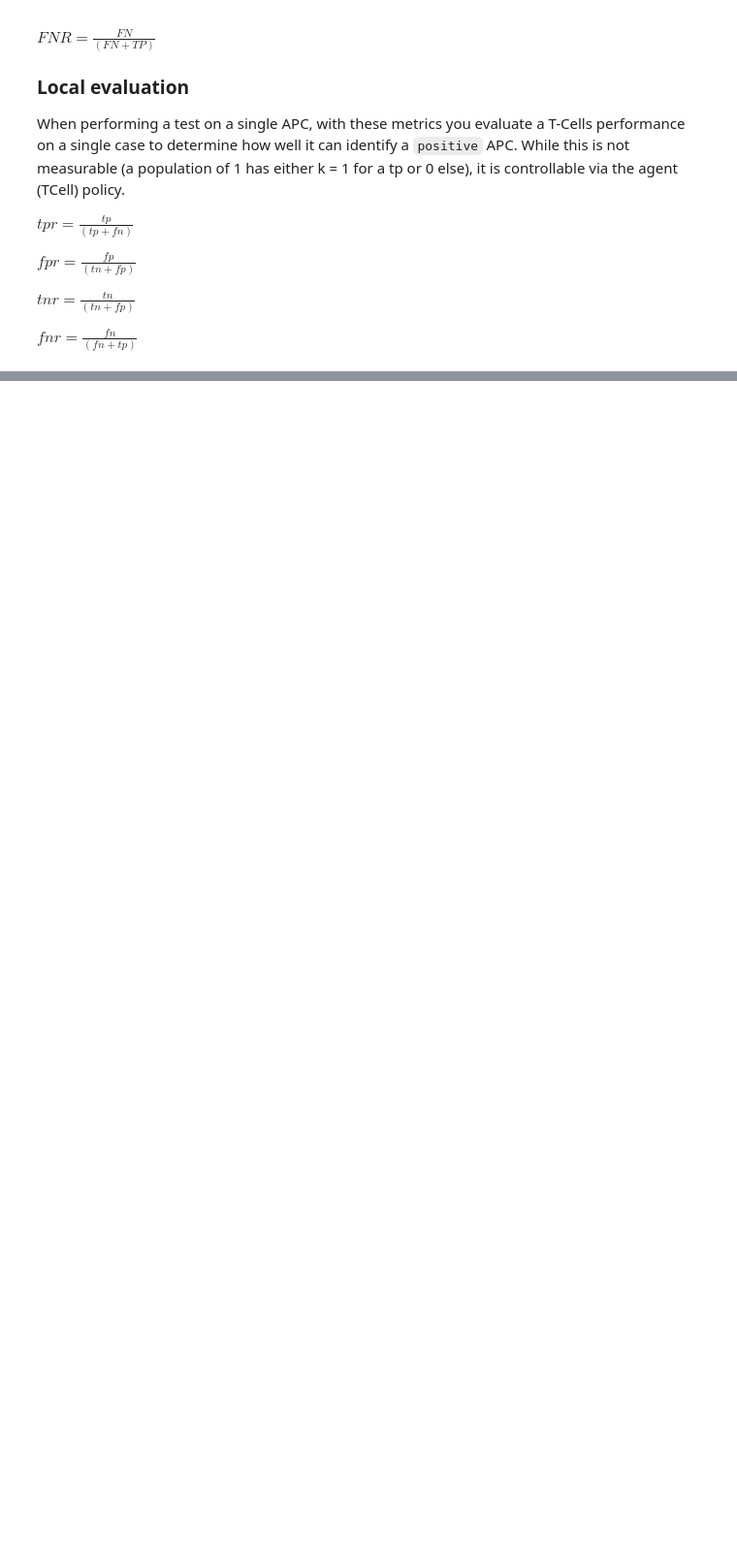
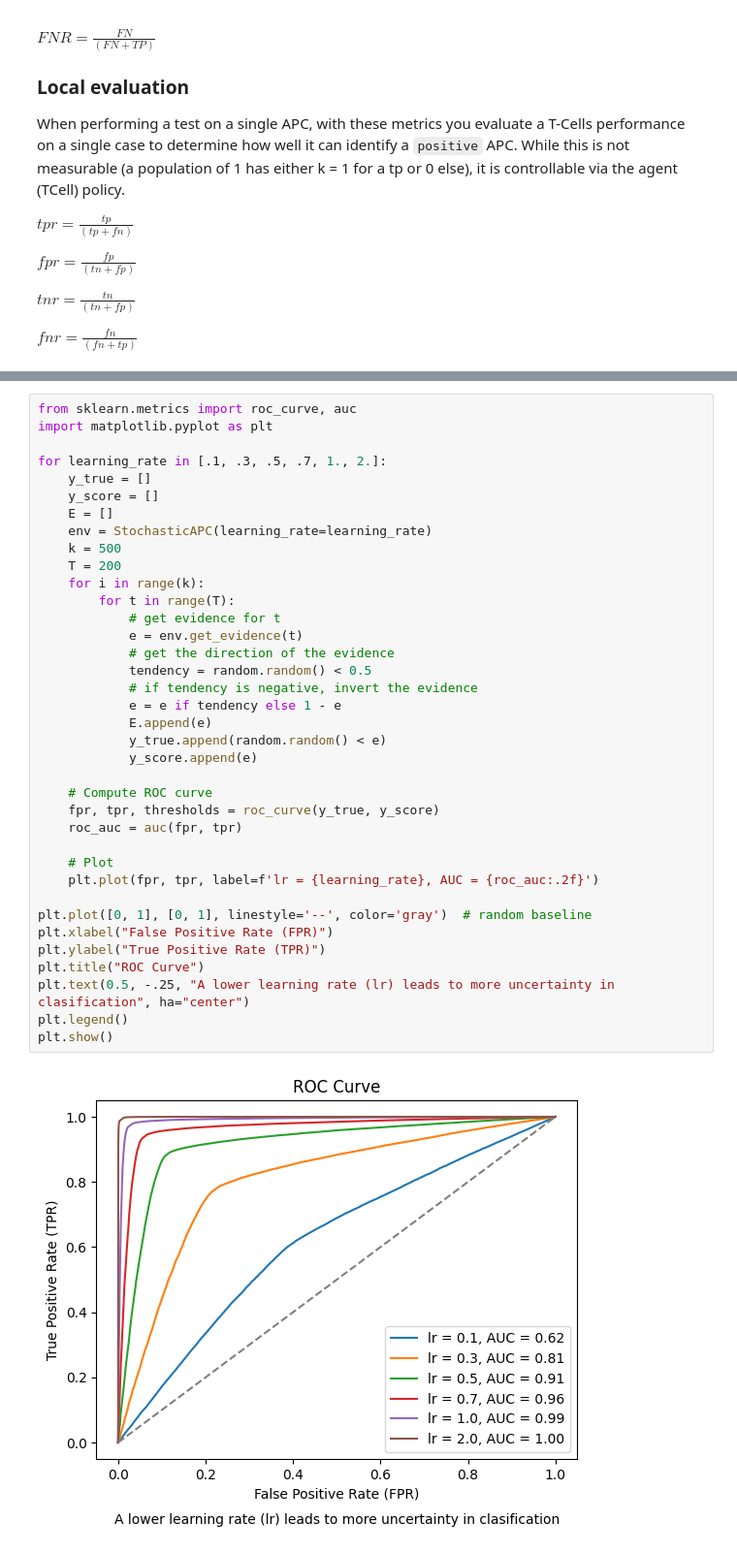
Before and after one commit to nikoczernin/tcells, a Jupyter notebook: baumgart_repro.ipynb, the cells around one changed output, grey strips where cells are left out. Shown at 97% size. Saved outputs shown, nothing was run; the diff lists cells and outputs as text; blank space fills up the shorter version.

```diff
--- a/baumgart_repro.ipynb
+++ b/baumgart_repro.ipynb
@@ -235 +324,40 @@ plt.show()
+# %%
+from sklearn.metrics import roc_curve, auc
+import matplotlib.pyplot as plt
+
+for learning_rate in [.1, .3, .5, .7, 1., 2.]:
+    y_true = []
+    y_score = []
+    E = []
+    env = StochasticAPC(learning_rate=learning_rate)
+    k = 500
+    T = 200
+    for i in range(k):
+        for t in range(T):
+            # get evidence for t
+            e = env.get_evidence(t)
+            # get the direction of the evidence
+            tendency = random.random() < 0.5
+            # if tendency is negative, invert the evidence
+            e = e if tendency else 1 - e
+            E.append(e)
+            y_true.append(random.random() < e)
+            y_score.append(e)
+
+    # Compute ROC curve
+    fpr, tpr, thresholds = roc_curve(y_true, y_score)
+    roc_auc = auc(fpr, tpr)
+
+    # Plot
+    plt.plot(fpr, tpr, label=f'lr = {learning_rate}, AUC = {roc_auc:.2f}')
+
+plt.plot([0, 1], [0, 1], linestyle='--', color='gray')  # random baseline
+plt.xlabel("False Positive Rate (FPR)")
+plt.ylabel("True Positive Rate (TPR)")
+plt.title("ROC Curve")
+plt.text(0.5, -.25, "A lower learning rate (lr) leads to more uncertainty in clasification", ha="center")
+plt.legend()
+plt.show()
+# %% [output]
+[figure, added]
 # %% [markdown]
```
Also changed, not shown: parts of 23 cells of this notebook, 6 other files.
